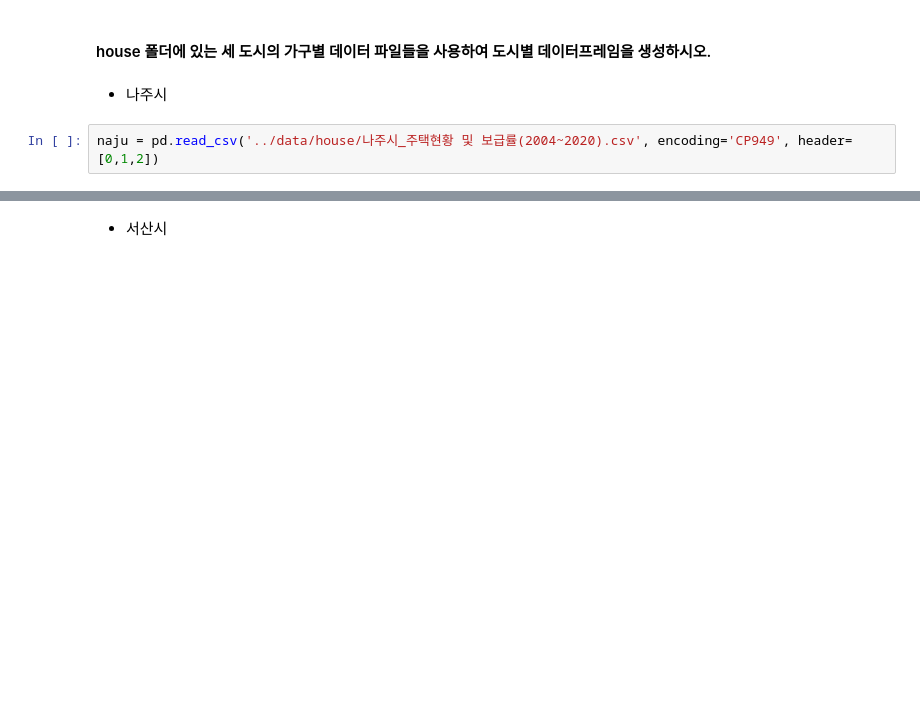
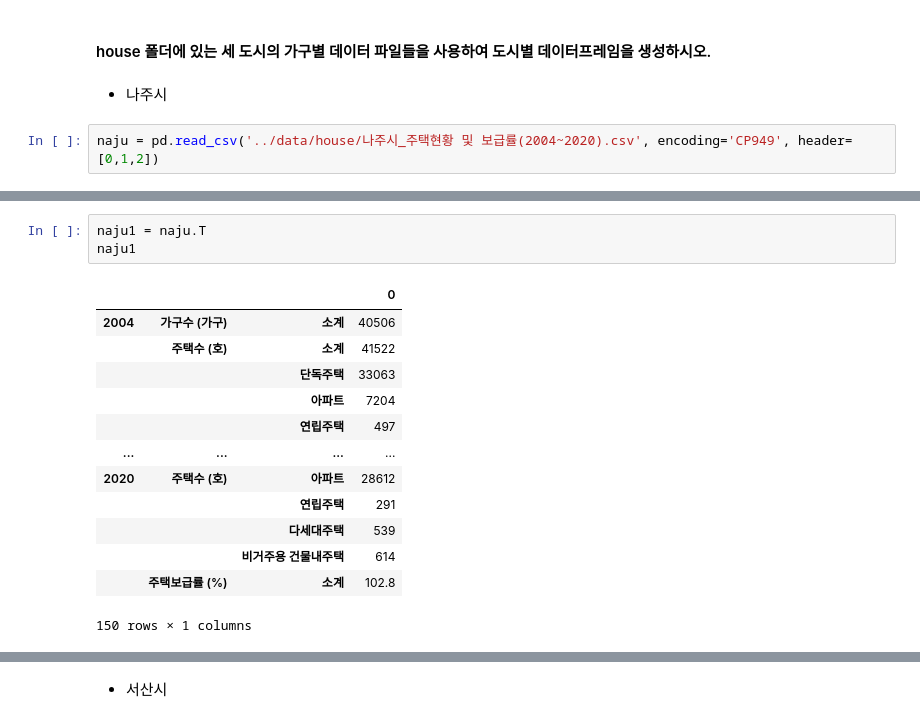
Before and after one commit to rlfgus0821/-HTML-, a Jupyter notebook: 05_pandas/연습문제/pandas_09_다중인덱스_연습문제2.ipynb, the cells around one changed output, grey strips where cells are left out. Drawn from its saved outputs; the diff is of its cells as text; blank space fills up the shorter version.

```diff
--- a/05_pandas/연습문제/pandas_09_다중인덱스_연습문제2.ipynb
+++ b/05_pandas/연습문제/pandas_09_다중인덱스_연습문제2.ipynb
@@ -21,0 +22,17 @@ naju
+# %%
+naju1 = naju.T
+naju1
+# %% [output]
+|  |  |  | 0 |
+| 2004 | 가구수 (가구) | 소계 | 40506 |
+|  | 주택수 (호) | 소계 | 41522 |
+|  |  | 단독주택 | 33063 |
+|  |  | 아파트 | 7204 |
+|  |  | 연립주택 | 497 |
+| ... | ... | ... | ... |
+| 2020 | 주택수 (호) | 아파트 | 28612 |
+|  |  | 연립주택 | 291 |
+|  |  | 다세대주택 | 539 |
+|  |  | 비거주용 건물내주택 | 614 |
+|  | 주택보급률 (%) | 소계 | 102.8 |
+150 rows × 1 columns
```
Also changed, not shown: parts of 29 cells of this notebook, 7 other files.
